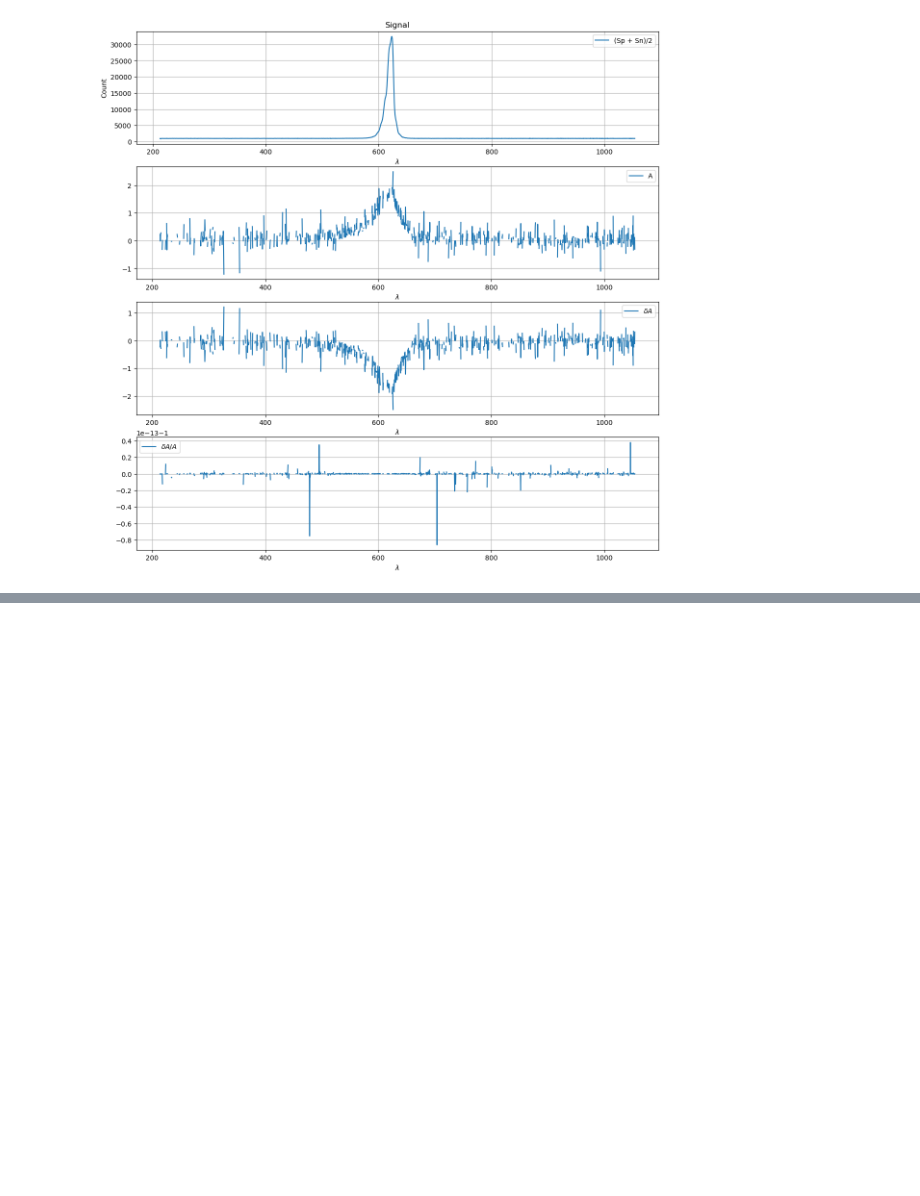
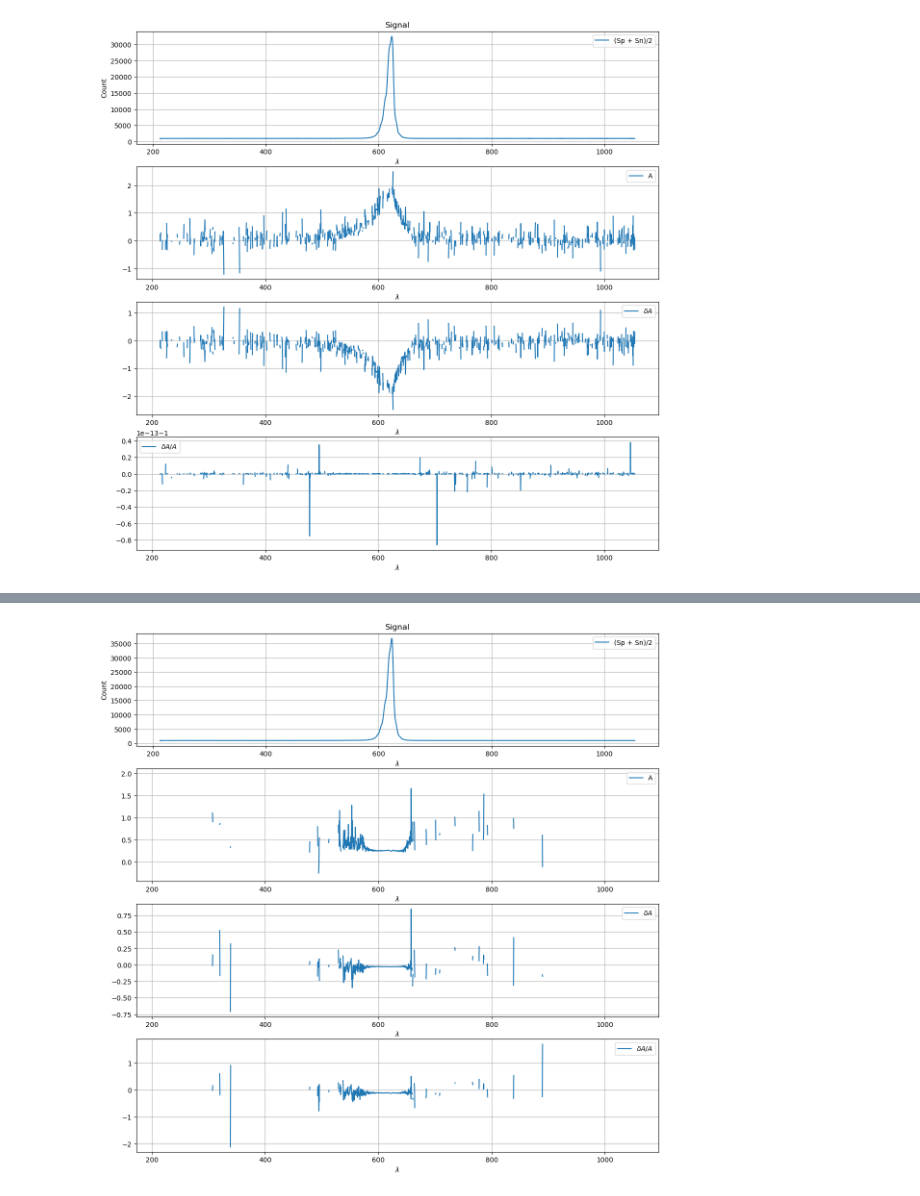
Before and after one commit to Bruyant/MChD-python, a Jupyter notebook: src/MChD_DataAnalysis.ipynb, the cells around one changed output, grey strips where cells are left out. Drawn from its saved outputs; the diff is of its cells as text; code cells hidden in the pictures; blank space fills up the shorter version.

```diff
--- a/src/MChD_DataAnalysis.ipynb
+++ b/src/MChD_DataAnalysis.ipynb
@@ -83,0 +74,5 @@ print(a)
+# %%
+signal_filename = 'MChD_2024-07-01_14-22'
+signal = compute_absorbance(path, dark, reference, signal_filename)
+# %% [output]
+[figure, added]
```
Also changed, not shown: parts of 7 cells of this notebook, 2 other files.
